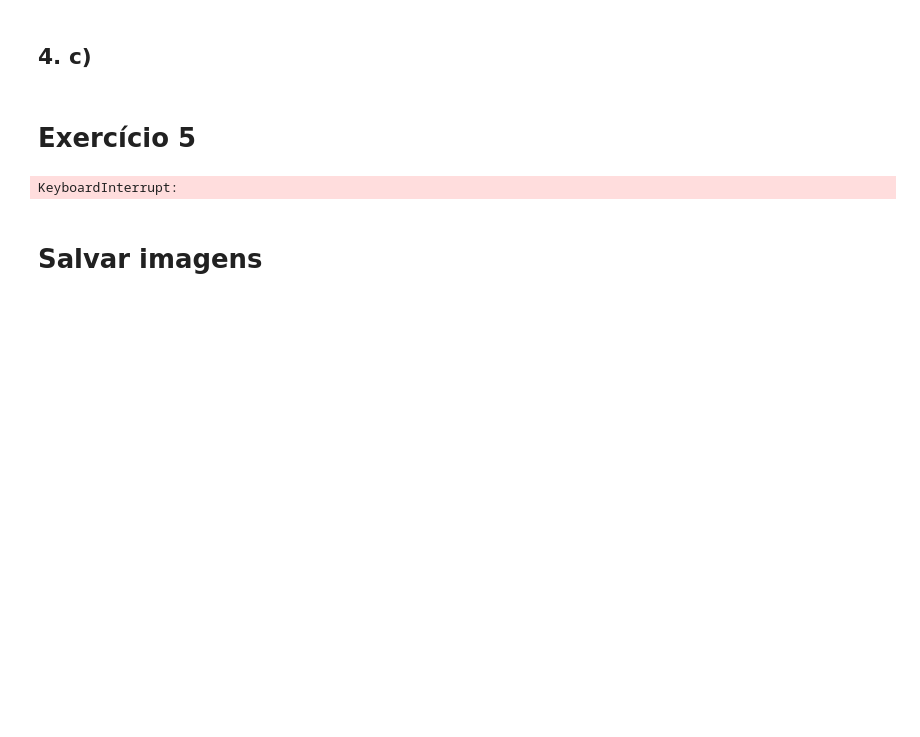
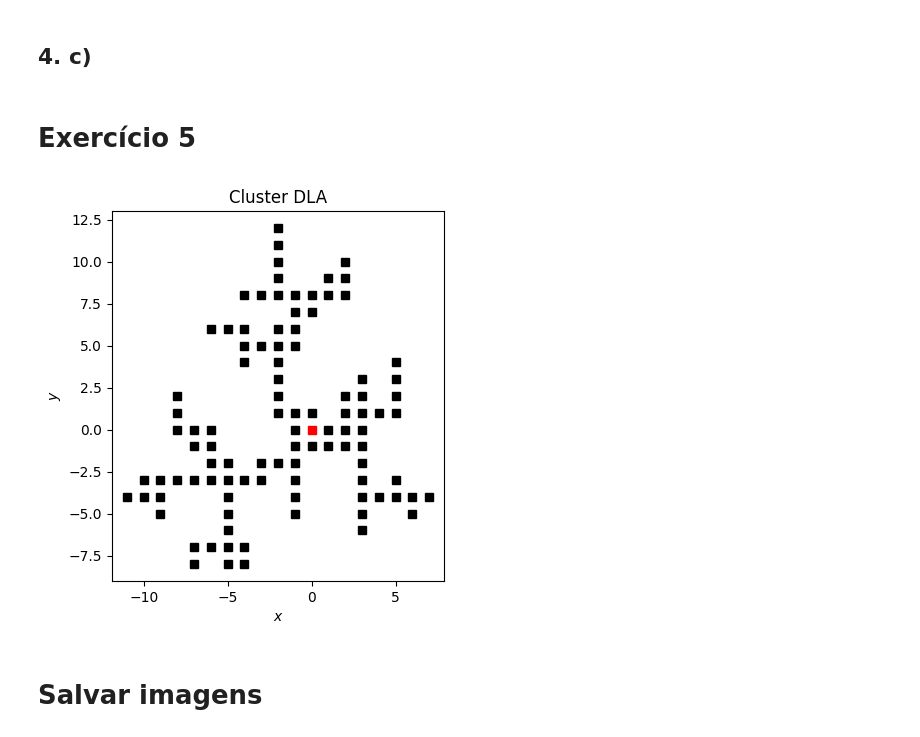
Before and after one commit to vdvdlk/metcomp2, a Jupyter notebook: lista03.ipynb, the cells around one changed output. Cells and saved outputs as stored; diff of their text form; code cells hidden in the pictures; blank space fills up the shorter version.

Commit message:
Terminei a função massa

```diff
--- a/lista03.ipynb
+++ b/lista03.ipynb
@@ -207,10 +207,34 @@ fig_4a = ax_4a.plot_surface(Xm_4, Ym_4, rho_4a[:, :, 0], cmap=cm.inferno)
 ## 4. c)
 # %% [markdown]
 # Exercício 5
-# %%
-pos_ocup = dla(raio=50, n_part=100, grafico=True)
-# %% [output]
-KeyboardInterrupt:
+# %%
+pos_ocup = dla()
+massa = massa_cluster(pos_ocup=pos_ocup)
+
+m, n = pos_ocup.shape
+
+fig_5a, ax_5a = plt.subplots()
+
+ax_5a.set_title('Cluster DLA')
+ax_5a.set_xlabel('$x$')
+ax_5a.set_ylabel('$y$')
+ax_5a.set_aspect('equal')
+
+ax_5a.plot(pos_ocup[0, 0], pos_ocup[0, 1], 's', color='red')
+for i in np.arange(1, m):
+    ax_5a.plot(pos_ocup[i, 0], pos_ocup[i, 1], 's', color='black')
+
+
+fig_5b, ax_5b = plt.subplots()
+
+ax_5b.set_title('Cluster DLA')
+ax_5b.set_xlabel('Raio')
+ax_5b.set_ylabel('Massa')
+ax_5b.set_yscale("log")
+
+ax_5b.plot(massa[:, 0], massa[:, 1], '.')
+# %% [output]
+[figure, added]
 # %% [markdown]
 # Salvar imagens
 # %%
```
Also changed, not shown: parts of 2 cells of this notebook, 2 other files.
